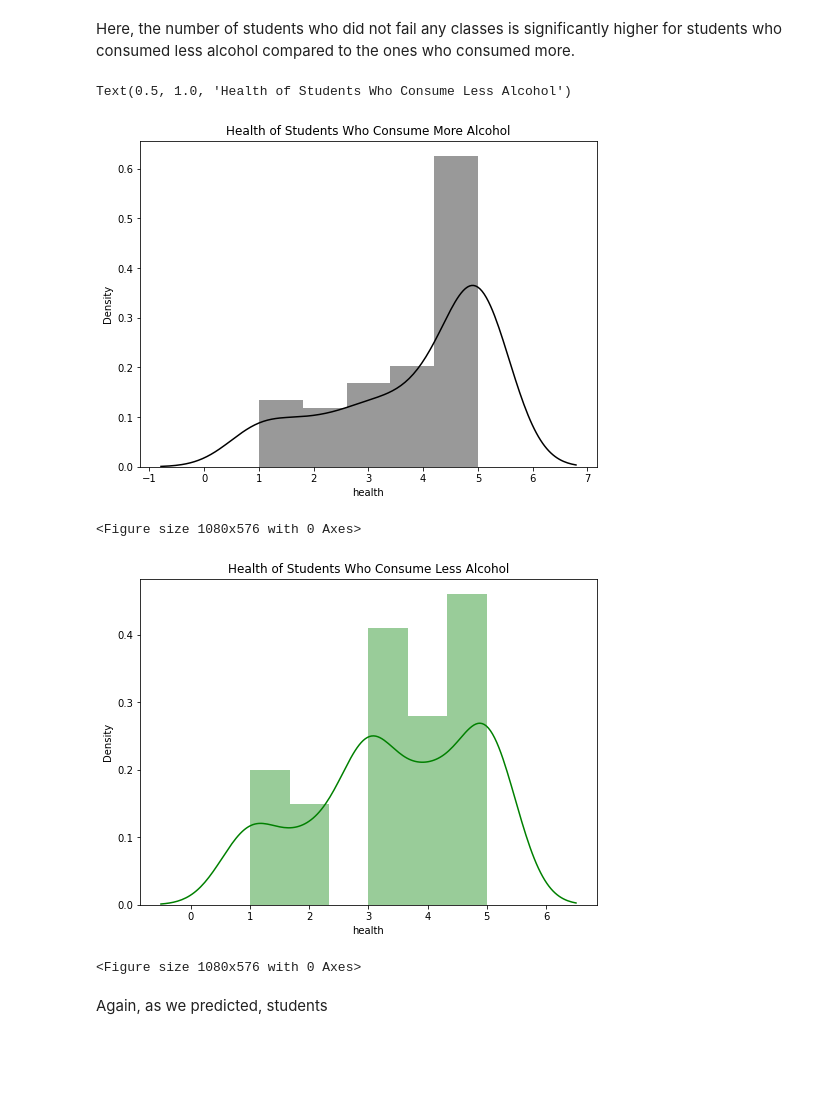
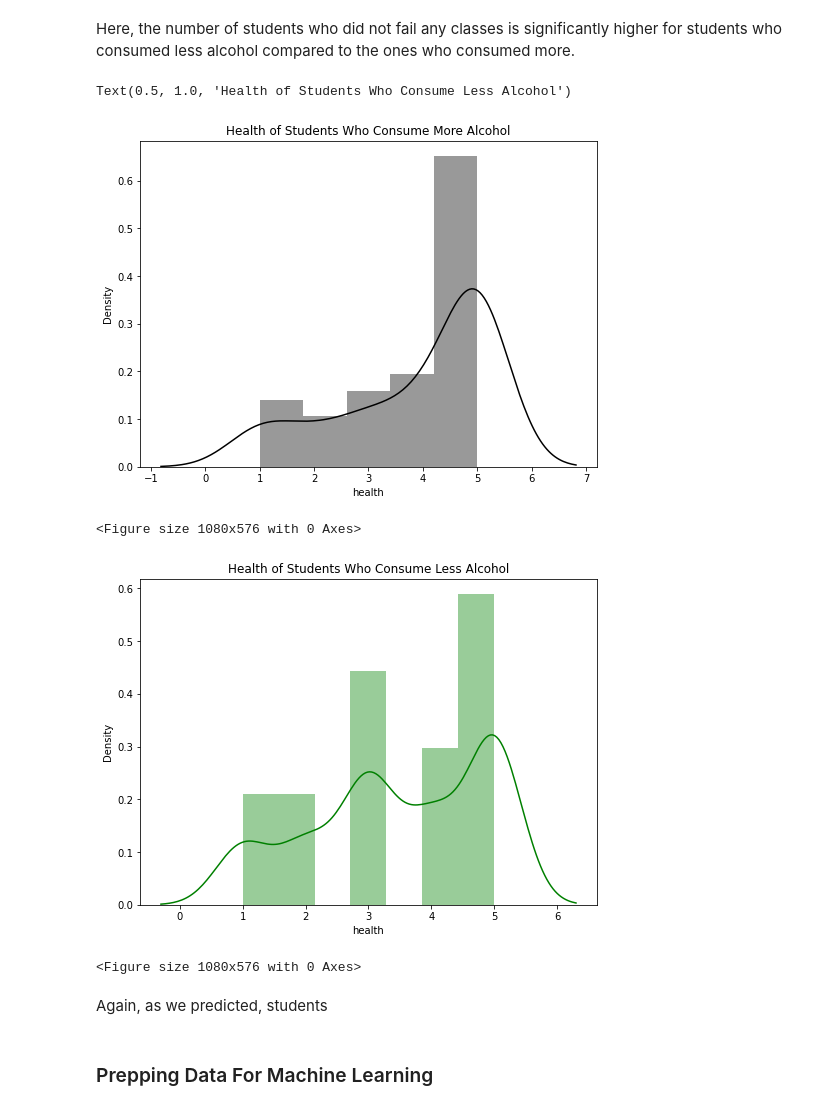
Before and after one commit to zeynepyc/320finalproject, a Jupyter notebook: alcoholconsumption.ipynb, the cells around one changed output. Drawn from its saved outputs; the diff is of its cells as text; code cells hidden in the pictures; blank space fills up the shorter version.

```diff
--- a/alcoholconsumption.ipynb
+++ b/alcoholconsumption.ipynb
@@ -60,7 +60,7 @@ Now, we will reformat our data frame. We first decided to add a new column that
 We will also rename some columns that has confusing names do that our data frame is easier to read for future use. We then drop several columns that we will not be using in our analysis.
 # %%
 # adding a new column of total weekly alcohol consumption
-data['TotalAlc'] = data['Dalc'] + data['Walc']
+data['TotalAlc'] = np.round(((data['Dalc']*5) + (data['Walc']*2))/7)
 
 # renaming columns
 data.rename(columns = {'Pstatus':'parents cohabitation', 'famrel':'family relationship', 'Dalc' : 'workday alcohol',
@@ -211,17 +211,19 @@ Here, the number of students who did not fail any classes is significantly highe
 # %%
 ax = plt.figure(figsize=(18,6)).add_subplot(121)
 plt.figure(figsize = (15,8))
-sns.distplot(data[(data.TotalAlc >= 6)]["health"], color = 'black', ax = ax)
+sns.distplot(data[(data.TotalAlc >= 3)]["health"], color = 'black', ax = ax)
 ax.set_title('Health of Students Who Consume More Alcohol')
 ax = plt.figure(figsize=(18,6)).add_subplot(122)
 plt.figure(figsize = (15,8))
 sns.distplot(data[(data.TotalAlc < 3)]['health'], color = 'green', ax = ax)
 ax.set_title('Health of Students Who Consume Less Alcohol')
 # %% [output]
 Text(0.5, 1.0, 'Health of Students Who Consume Less Alcohol')
-[figure, old version]
+[figure, new version]
 <Figure size 1080x576 with 0 Axes>
-[figure, old version]
+[figure, new version]
 <Figure size 1080x576 with 0 Axes>
 # %% [markdown]
 Again, as we predicted, students
+# %% [markdown]
+### Prepping Data For Machine Learning
```
Also changed, not shown: parts of 18 cells of this notebook.
